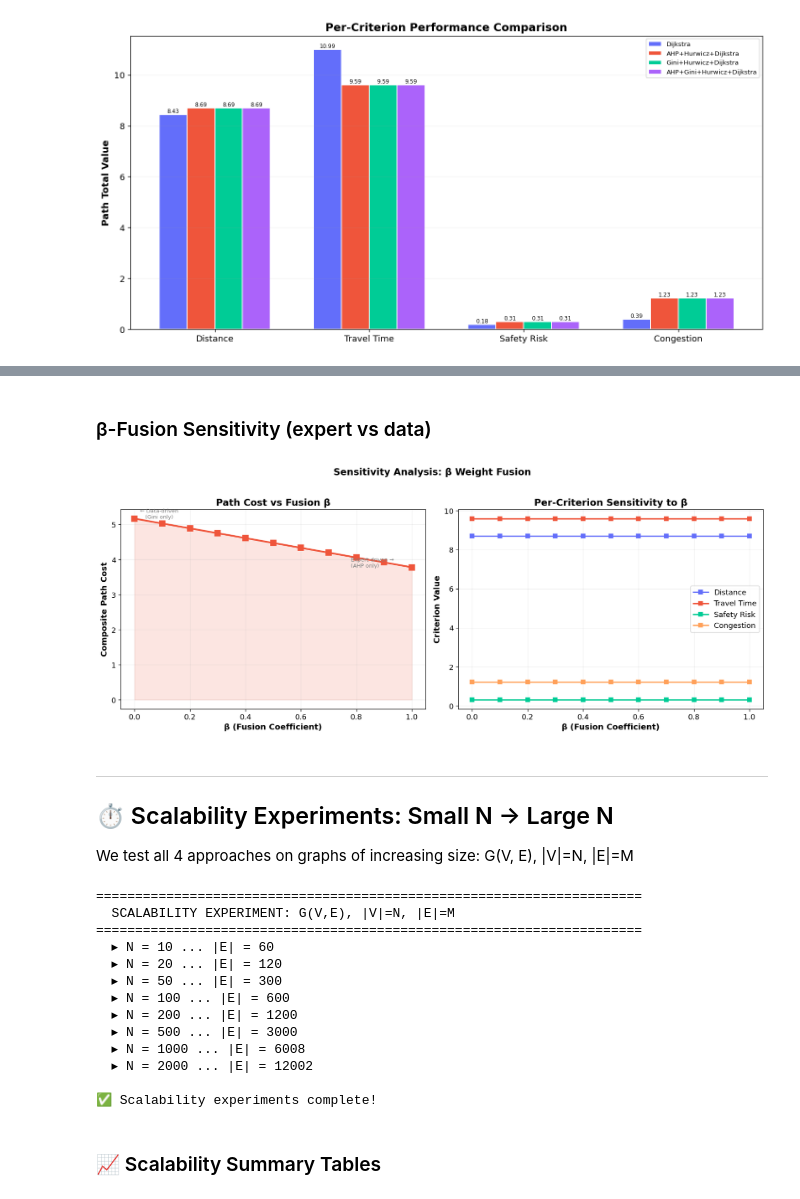
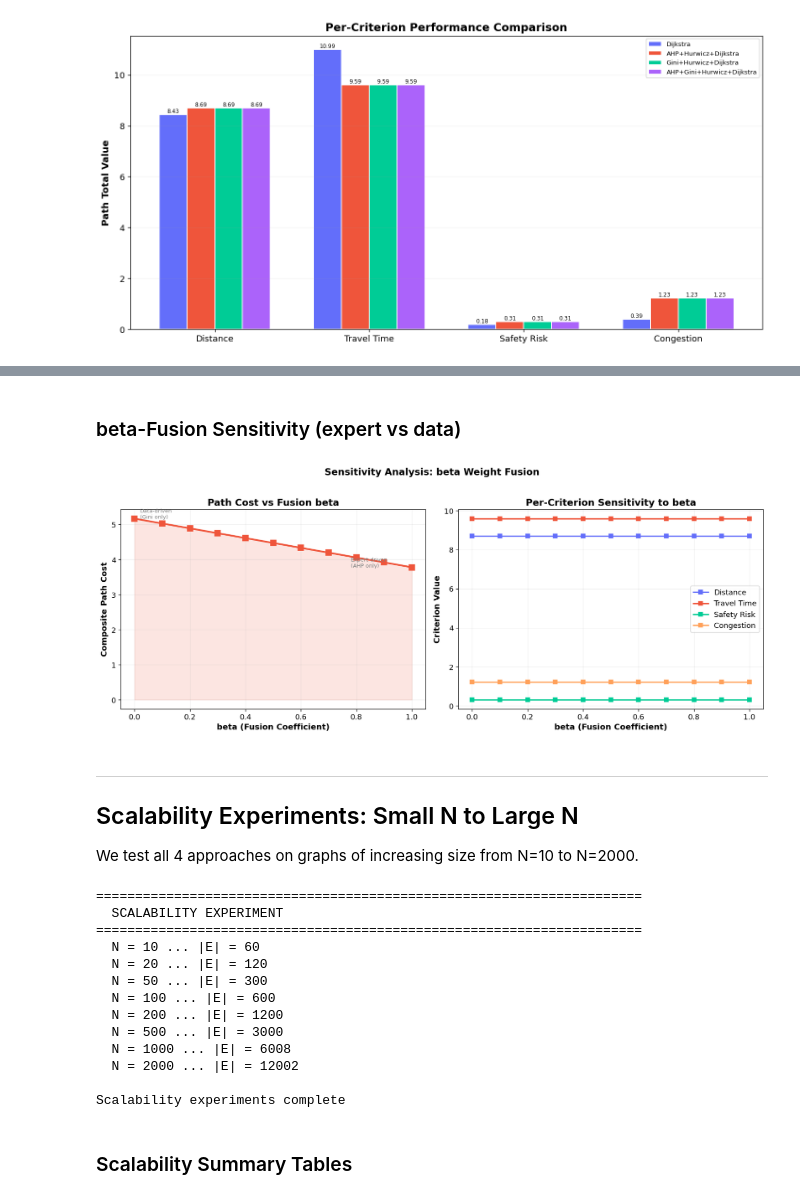
Before and after one commit to Abdou-Harzelli/SAD-p, a Jupyter notebook: multicriteria_routing.ipynb, the cells around one changed output, grey strips where cells are left out. Drawn from its saved outputs; the diff is of its cells as text; code cells hidden in the pictures.

```diff
--- a/multicriteria_routing.ipynb
+++ b/multicriteria_routing.ipynb
@@ -442,26 +154,0 @@ $$V = \alpha \cdot x_{min} + (1 - \alpha) \cdot x_{max}$$
-# %%
-# ═══════════════════════════════════════════════════════════
-# 🔧 HURWICZ PARAMETER — MODIFY THIS!
-# ═══════════════════════════════════════════════════════════
-ALPHA = 0.5   # 0 = pessimistic, 1 = optimistic
-
-def hurwicz_value(x_min, x_max, alpha):
-    return alpha * x_min + (1 - alpha) * x_max
-
-# Example: show Hurwicz for one edge
-if G.has_edge(0, 1):
-    data = G[0][1]
-    print("=" * 60)
-    print(f"  STEP 4: α-Hurwicz Risk Resolution (α = {ALPHA})")
-    print("=" * 60)
-    print(f"\n  Example edge: 0 → 1")
-    print(f"  {'Criterion':15s}  {'x_min':>8s}  {'x_max':>8s}  {'V (Hurwicz)':>12s}")
-    print(f"  {'─'*48}")
-    for c in CRITERIA:
-        xmin = data[f"{c}_min"]
-        xmax = data[f"{c}_max"]
-        v = hurwicz_value(xmin, xmax, ALPHA)
-        print(f"  {c:15s}  {xmin:8.4f}  {xmax:8.4f}  {v:12.4f}")
-else:
-    print("  Edge 0→1 does not exist, showing formula only.")
-    print(f"  V = {ALPHA} × x_min + {1-ALPHA} × x_max")
@@ -743,61 +683,58 @@ plt.show()
 # %% [markdown]
-### β-Fusion Sensitivity (expert vs data)
+### beta-Fusion Sensitivity (expert vs data)
 # %%
 betas = np.arange(0, 1.05, 0.1)
 beta_costs = []
 beta_criteria = {c: [] for c in CRITERIA}
 
 for b in betas:
     W_temp = b * Ws + (1 - b) * Wo
     W_temp = W_temp / W_temp.sum()
     path, cost = dijkstra_multicriteria(G, SOURCE, TARGET, W_temp, ALPHA)
     beta_costs.append(cost)
     totals = path_criterion_totals(G, path, ALPHA)
     for c in CRITERIA:
         beta_criteria[c].append(totals[c])
 
 fig, axes = plt.subplots(1, 2, figsize=(14, 5.5))
 
 ax = axes[0]
 ax.plot(betas, beta_costs, "s-", color="#EF553B", linewidth=2.5, markersize=8)
 ax.fill_between(betas, beta_costs, alpha=0.15, color="#EF553B")
-ax.set_xlabel("β (Fusion Coefficient)", fontweight="bold")
+ax.set_xlabel("beta (Fusion Coefficient)", fontweight="bold")
 ax.set_ylabel("Composite Path Cost", fontweight="bold")
-ax.set_title("Path Cost vs Fusion β", fontweight="bold")
-ax.annotate("← Data-driven\n   (Gini only)", xy=(0.02, beta_costs[0]), fontsize=8, color="gray")
-ax.annotate("Expert-driven →\n(AHP only)", xy=(0.78, beta_costs[-1]), fontsize=8, color="gray")
+ax.set_title("Path Cost vs Fusion beta", fontweight="bold")
+ax.annotate("Data-driven\n(Gini only)", xy=(0.02, beta_costs[0]), fontsize=8, color="gray")
+ax.annotate("Expert-driven\n(AHP only)", xy=(0.78, beta_costs[-1]), fontsize=8, color="gray")
 ax.grid(True, alpha=0.2)
 
 ax = axes[1]
 for i, c in enumerate(CRITERIA):
     ax.plot(betas, beta_criteria[c], "s-", color=crit_colors[i], linewidth=2, label=c.replace("_"," ").title())
-ax.set_xlabel("β (Fusion Coefficient)", fontweight="bold")
+ax.set_xlabel("beta (Fusion Coefficient)", fontweight="bold")
 ax.set_ylabel("Criterion Value", fontweight="bold")
-ax.set_title("Per-Criterion Sensitivity to β", fontweight="bold")
+ax.set_title("Per-Criterion Sensitivity to beta", fontweight="bold")
 ax.legend()
 ax.grid(True, alpha=0.2)
 
-fig.suptitle("Sensitivity Analysis: β Weight Fusion", fontweight="bold", fontsize=14, y=1.02)
+fig.suptitle("Sensitivity Analysis: beta Weight Fusion", fontweight="bold", fontsize=14, y=1.02)
 plt.tight_layout()
 plt.show()
 # %% [output]
-[figure, old version]
+[figure, new version]
 # %% [markdown]
 ---
 
-## ⏱️ Scalability Experiments: Small N → Large N
+## Scalability Experiments: Small N to Large N
 
-We test all 4 approaches on graphs of increasing size: G(V, E), |V|=N, |E|=M
+We test all 4 approaches on graphs of increasing size from N=10 to N=2000.
 # %%
-# ═══════════════════════════════════════════════════════════
-# 🔧 EXPERIMENT SIZES — MODIFY THIS!
-# ═══════════════════════════════════════════════════════════
 SIZES = [10, 20, 50, 100, 200, 500, 1000, 2000]
 N_TRIALS = 5
 AVG_DEGREE = 6
 
 print("=" * 70)
-print("  SCALABILITY EXPERIMENT: G(V,E), |V|=N, |E|=M")
+print("  SCALABILITY EXPERIMENT")
 print("=" * 70)
 
 approach_names = ["Dijkstra", "AHP+Hurwicz+Dijkstra", "Gini+Hurwicz+Dijkstra", "AHP+Gini+Hurwicz+Dijkstra"]
@@ -805,7 +742,7 @@ scale_results = {a: {"sizes": [], "times": [], "costs": [], "path_lengths": []}
 rng_exp = np.random.RandomState(SEED)
 
 for n in SIZES:
-    print(f"  ▸ N = {n} ...", end=" ", flush=True)
+    print(f"  N = {n} ...", end=" ", flush=True)
     G_exp = generate_scaled_graph(n, avg_degree=AVG_DEGREE, seed=SEED)
     Wo_exp, _ = compute_gini_weights(G_exp)
     W_exp = BETA * Ws + (1-BETA) * Wo_exp
@@ -835,21 +772,21 @@ for n in SIZES:
             scale_results[approach]["costs"].append(cost)
             scale_results[approach]["path_lengths"].append(len(path))
 
-print("\n✅ Scalability experiments complete!")
+print("\nScalability experiments complete")
 # %% [output]
 ======================================================================
-  SCALABILITY EXPERIMENT: G(V,E), |V|=N, |E|=M
+  SCALABILITY EXPERIMENT
 ======================================================================
-  ▸ N = 10 ... |E| = 60
-  ▸ N = 20 ... |E| = 120
-  ▸ N = 50 ... |E| = 300
-  ▸ N = 100 ... |E| = 600
-  ▸ N = 200 ... |E| = 1200
-  ▸ N = 500 ... |E| = 3000
-  ▸ N = 1000 ... |E| = 6008
-  ▸ N = 2000 ... |E| = 12002
+  N = 10 ... |E| = 60
+  N = 20 ... |E| = 120
+  N = 50 ... |E| = 300
+  N = 100 ... |E| = 600
+  N = 200 ... |E| = 1200
+  N = 500 ... |E| = 3000
+  N = 1000 ... |E| = 6008
+  N = 2000 ... |E| = 12002
 
-✅ Scalability experiments complete!
+Scalability experiments complete
 # %% [markdown]
-### 📈 Scalability Summary Tables
+### Scalability Summary Tables
 # %%
```
Also changed, not shown: parts of 52 cells of this notebook, 15 other files.
